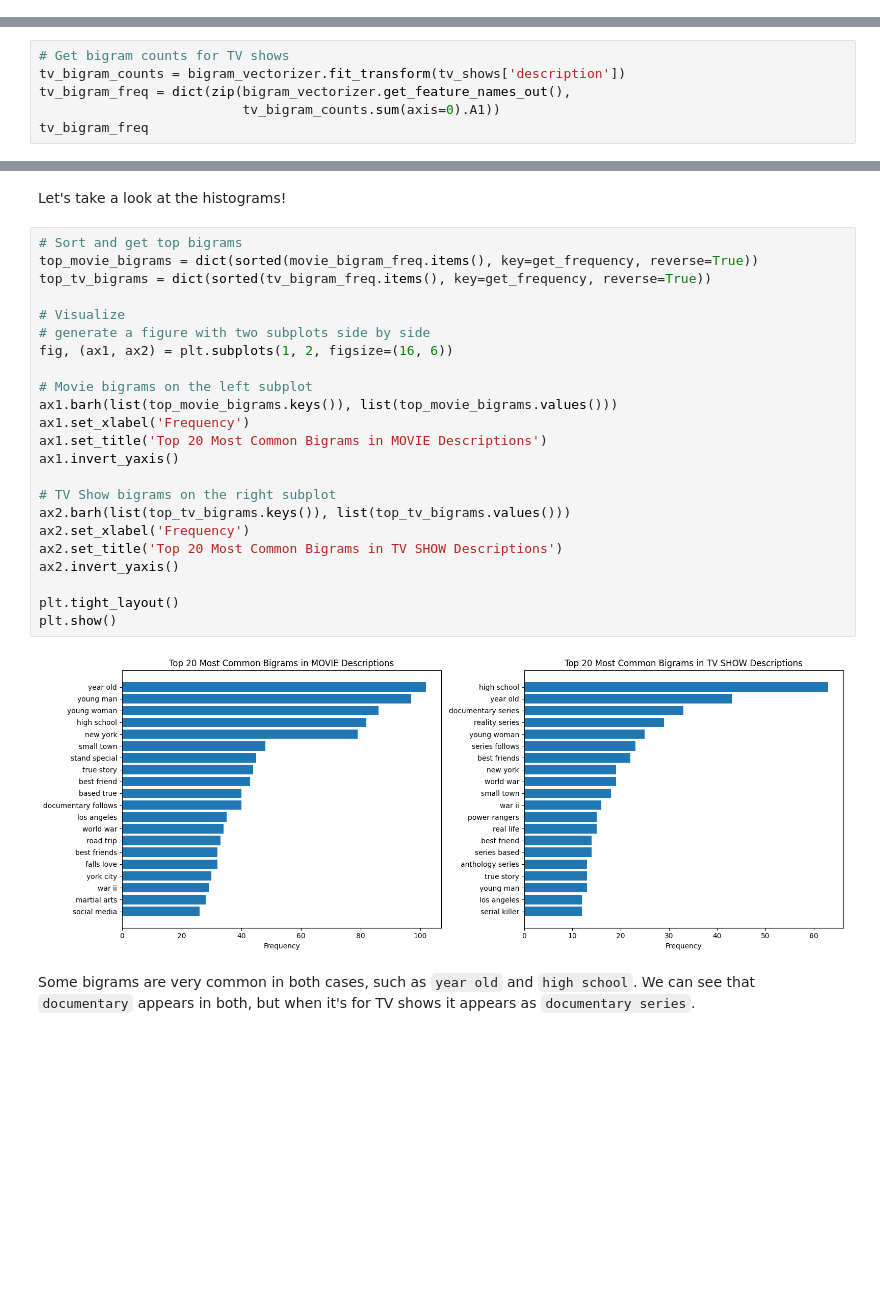
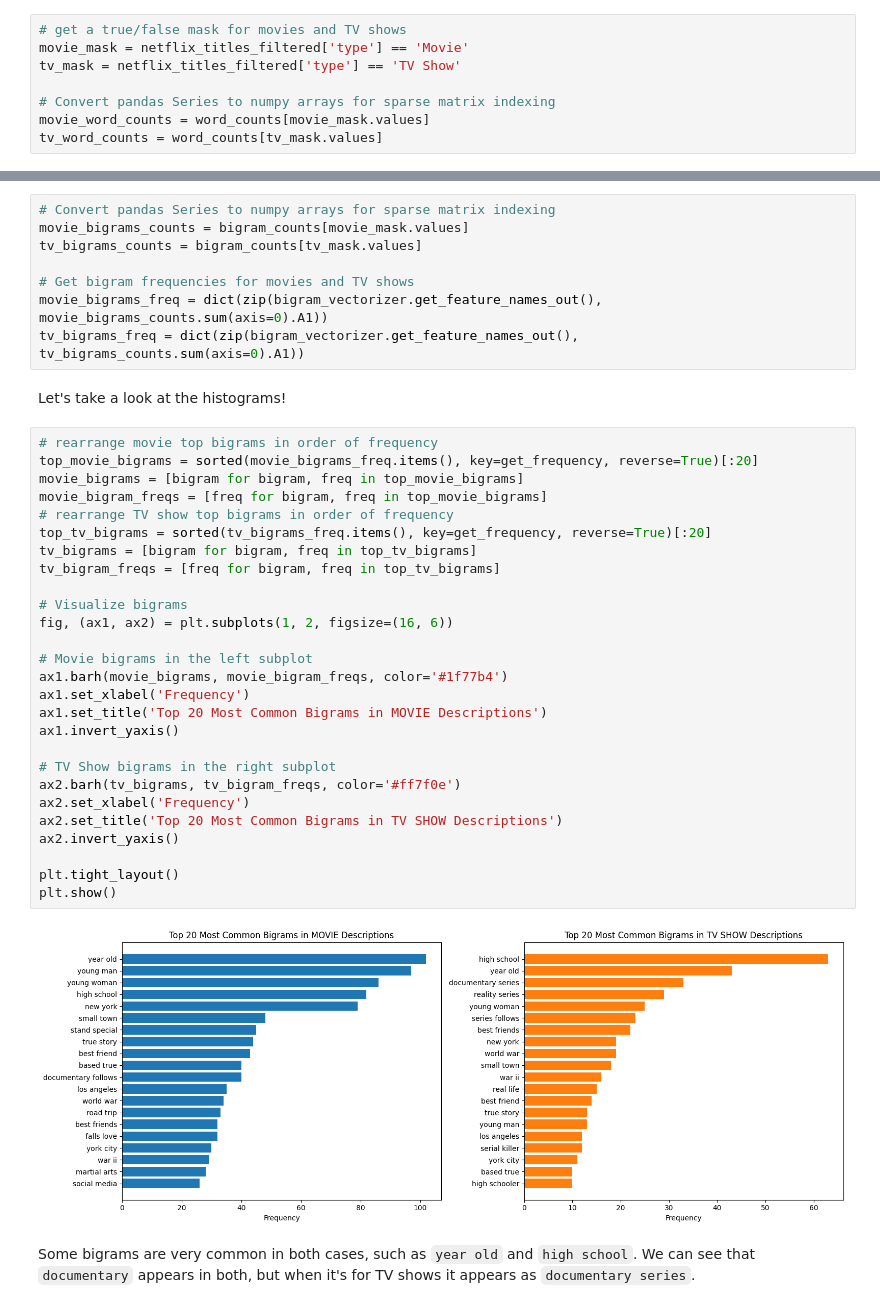
Before and after one commit to musicinformationretrieval/epsrc-ai-pipeline, a Jupyter notebook: 1_datasets.ipynb, the cells around one changed output, grey strips where cells are left out. Saved outputs shown, nothing was run; the diff lists cells and outputs as text; blank space fills up the shorter version.

```diff
--- a/1_datasets.ipynb
+++ b/1_datasets.ipynb
@@ -297,0 +327,8 @@ We can visualize this information in a histogram as we did in the previous numbe
+# %%
+# get a true/false mask for movies and TV shows
+movie_mask = netflix_titles_filtered['type'] == 'Movie'
+tv_mask = netflix_titles_filtered['type'] == 'TV Show'
+
+# Convert pandas Series to numpy arrays for sparse matrix indexing
+movie_word_counts = word_counts[movie_mask.values]
+tv_word_counts = word_counts[tv_mask.values]
@@ -377,6 +394,0 @@ The same for TV shows.
-# %%
-# Get bigram counts for TV shows
-tv_bigram_counts = bigram_vectorizer.fit_transform(tv_shows['description'])
-tv_bigram_freq = dict(zip(bigram_vectorizer.get_feature_names_out(),
-                          tv_bigram_counts.sum(axis=0).A1))
-tv_bigram_freq
@@ -404,30 +403,42 @@ tv_bigram_freq
+# %%
+# Convert pandas Series to numpy arrays for sparse matrix indexing
+movie_bigrams_counts = bigram_counts[movie_mask.values]
+tv_bigrams_counts = bigram_counts[tv_mask.values]
+
+# Get bigram frequencies for movies and TV shows
+movie_bigrams_freq = dict(zip(bigram_vectorizer.get_feature_names_out(), movie_bigrams_counts.sum(axis=0).A1))
+tv_bigrams_freq = dict(zip(bigram_vectorizer.get_feature_names_out(), tv_bigrams_counts.sum(axis=0).A1))
 # %% [markdown]
 Let's take a look at the histograms!
 # %%
-# Sort and get top bigrams
-top_movie_bigrams = dict(sorted(movie_bigram_freq.items(), key=get_frequency, reverse=True))
-top_tv_bigrams = dict(sorted(tv_bigram_freq.items(), key=get_frequency, reverse=True))
+# rearrange movie top bigrams in order of frequency
+top_movie_bigrams = sorted(movie_bigrams_freq.items(), key=get_frequency, reverse=True)[:20]
+movie_bigrams = [bigram for bigram, freq in top_movie_bigrams]
+movie_bigram_freqs = [freq for bigram, freq in top_movie_bigrams]
+# rearrange TV show top bigrams in order of frequency
+top_tv_bigrams = sorted(tv_bigrams_freq.items(), key=get_frequency, reverse=True)[:20]
+tv_bigrams = [bigram for bigram, freq in top_tv_bigrams]
+tv_bigram_freqs = [freq for bigram, freq in top_tv_bigrams]
 
-# Visualize
-# generate a figure with two subplots side by side
+# Visualize bigrams
 fig, (ax1, ax2) = plt.subplots(1, 2, figsize=(16, 6))
 
-# Movie bigrams on the left subplot
-ax1.barh(list(top_movie_bigrams.keys()), list(top_movie_bigrams.values()))
+# Movie bigrams in the left subplot
+ax1.barh(movie_bigrams, movie_bigram_freqs, color='#1f77b4')
 ax1.set_xlabel('Frequency')
 ax1.set_title('Top 20 Most Common Bigrams in MOVIE Descriptions')
 ax1.invert_yaxis()
 
-# TV Show bigrams on the right subplot
-ax2.barh(list(top_tv_bigrams.keys()), list(top_tv_bigrams.values()))
+# TV Show bigrams in the right subplot
+ax2.barh(tv_bigrams, tv_bigram_freqs, color='#ff7f0e')
 ax2.set_xlabel('Frequency')
 ax2.set_title('Top 20 Most Common Bigrams in TV SHOW Descriptions')
 ax2.invert_yaxis()
 
 plt.tight_layout()
 plt.show()
 # %% [output]
-[figure, old version]
+[figure, new version]
 # %% [markdown]
 Some bigrams are very common in both cases, such as `year old` and `high school`. We can see that `documentary` appears in both, but when it's for TV shows it appears as `documentary series`.
 # %% [markdown]
```
Also changed, not shown: parts of 82 cells of this notebook.
